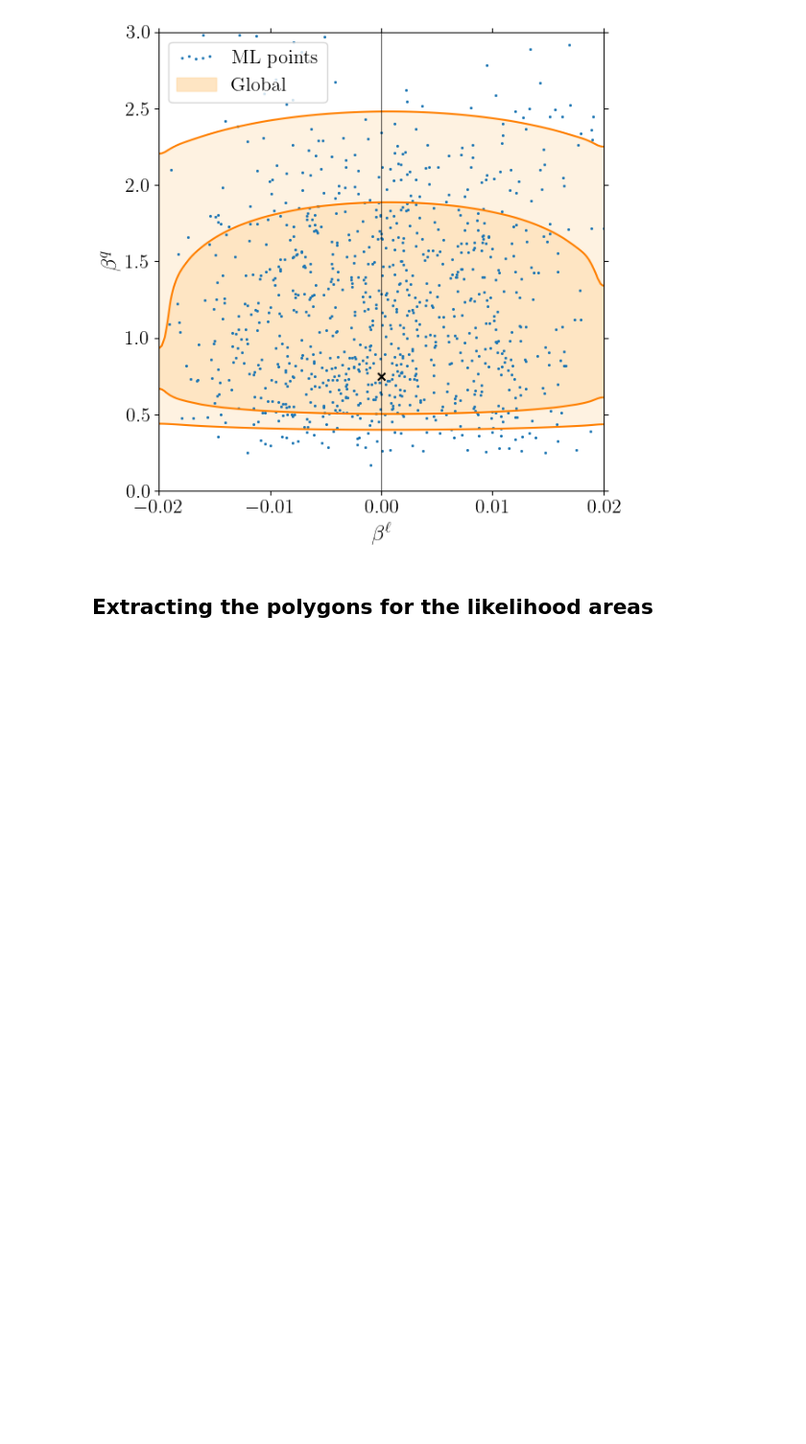
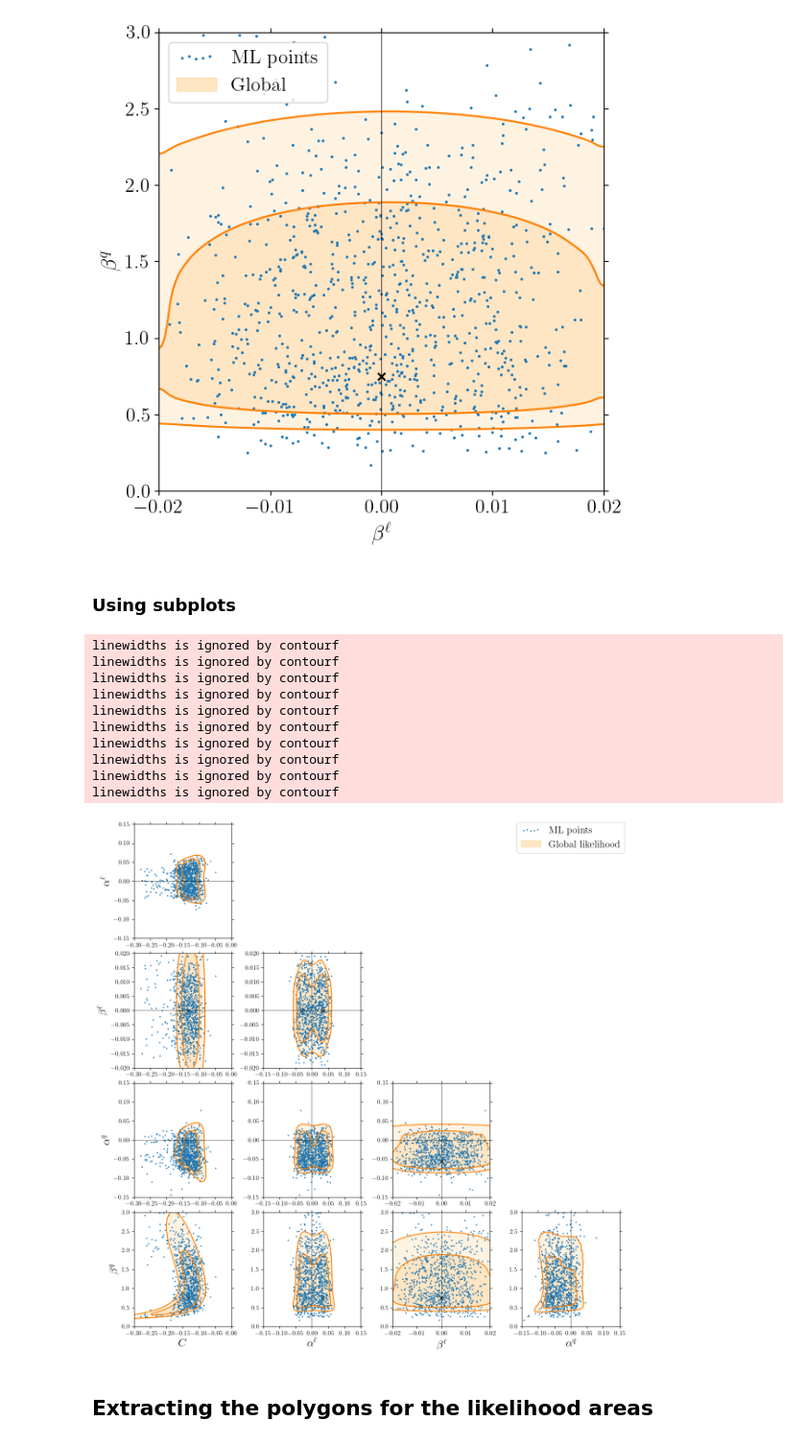
Before and after one commit to Jorge-Alda/SMEFT19-notebooks, a Jupyter notebook: PaperML/07_newplots.ipynb, the cells around one changed output. Shown at 96% size. Cells and saved outputs as stored; diff of their text form; code cells hidden in the pictures; blank space fills up the shorter version.

Commit message:
ML fits using subplots

```diff
--- a/PaperML/07_newplots.ipynb
+++ b/PaperML/07_newplots.ipynb
@@ -446,3 +446,5 @@ likelihood_plot2(read_meshgrid('bl', 'bq'), mlpoints['bl'], mlpoints['bq'],
 # %% [output]
 linewidths is ignored by contourf
 [figure]
+# %% [markdown]
+### Using subplots
@@ -449,3 +601,70 @@ linewidths is ignored by contourf
+# %%
+fig, ax = plt.subplots(4, 4, figsize=(12,12))
+
+likelihood_plot_subs(fig, ax[0][0], read_meshgrid('C', 'al', n=30), mlpoints['C'], mlpoints['al'],
+                -0.3, 0.0, -0.15, 0.15, ['$C$', r'$\alpha^\ell$'], locleg='upper right', ticks=(0.05, 0.05),
+                colors=[4], bf=[bf1[0], bf1[1]], widths=[1.5,], fout='../data/plots/ml_Cal_global')
+
+likelihood_plot_subs(fig, ax[1][0], read_meshgrid('C', 'bl', n=30), mlpoints['C'], mlpoints['bl'],
+                -0.3, 0.0, -0.02, 0.02, ['$C$', r'$\beta^\ell$'], locleg='upper left', ticks=(0.05, 0.005),
+                colors=[4], bf=[bf1[0], bf1[2]], widths=[1.5,], fout='../data/plots/ml_Cbl_global')
+
+likelihood_plot_subs(fig, ax[1][1], read_meshgrid_albl('al', 'bl', n=50), mlpoints['al'], mlpoints['bl'],
+                dim_min[1], dim_max[1], dim_min[2], dim_max[2], [r'$\alpha^\ell$', r'$\beta^\ell$'], locleg='upper right',
+                colors=[4], bf=([bf1[1], bf1[2]], [-bf1[1], bf1[2]]),
+                widths=[1.5,]*5, ticks=(0.05, 0.005), fout='../data/plots/ml_albl_global')
+
+likelihood_plot_subs(fig, ax[2][0], read_meshgrid('C', 'aq'), mlpoints['C'], mlpoints['aq'],
+                -0.3, 0.0, -0.15, 0.15, ['$C$', r'$\alpha^q$'], locleg='upper left', ticks=(0.05, 0.05),
+                colors=[4], bf=[bf1[0], bf1[3]], widths=[1.5,], fout='../data/plots/ml_Caq_global')
+
+likelihood_plot_subs(fig, ax[2][1], read_meshgrid('al', 'aq'), mlpoints['al'], mlpoints['aq'],
+                -0.15, 0.15, -0.15, 0.15, [r'$\alpha^\ell$', r'$\alpha^q$'], locleg='upper left', ticks=(0.05, 0.05),
+                colors=[4], bf=[bf1[1], bf1[3]], widths=[1.5,], fout='../data/plots/ml_alaq_global')
+
+likelihood_plot_subs(fig, ax[2][2], read_meshgrid('bl', 'aq'), mlpoints['bl'], mlpoints['aq'],
+                -0.02, 0.02, -0.15, 0.15, [r'$\beta^\ell$', r'$\alpha^q$'], locleg='upper left', ticks=(0.01, 0.05),
+                colors=[4], bf=[bf1[2], bf1[3]], widths=[1.5,], fout='../data/plots/ml_blaq_global')
+
+patches = likelihood_plot_subs(fig, ax[3][0], read_meshgrid('C', 'bq'), mlpoints['C'], mlpoints['bq'],
+                -0.3, 0.0, 0.0, 3.0, ['$C$', r'$\beta^q$'], locleg='upper left', ticks=(0.05, 0.5),
+                colors=[4], bf=[bf1[0], bf1[4]], widths=[1.5,], fout='../data/plots/ml_Cbq_global')
+
+likelihood_plot_subs(fig, ax[3][1], read_meshgrid('al', 'bq'), mlpoints['al'], mlpoints['bq'],
+                -0.15, 0.15, 0.0, 3.0, [r'$\alpha^\ell$', r'$\beta^q$'], locleg='upper left', ticks=(0.05, 0.5),
+                colors=[4], bf=[bf1[1], bf1[4]], widths=[1.5,], fout='../data/plots/ml_albq_global')
+
+likelihood_plot_subs(fig, ax[3][2], read_meshgrid('bl', 'bq'), mlpoints['bl'], mlpoints['bq'],
+                -0.02, 0.02, 0.0, 3.0, [r'$\beta^\ell$', r'$\beta^q$'], locleg='upper left', ticks=(0.01, 0.5),
+                colors=[4], bf=[bf1[2], bf1[4]], widths=[1.5,], fout='../data/plots/ml_blbq_global')
+
+likelihood_plot_subs(fig, ax[3][3], read_meshgrid_aqbq('aq', 'bq', n=50), mlpoints['aq'], mlpoints['bq'],
+                dim_min[3], dim_max[3], dim_min[4], dim_max[4], [r'$\alpha^q$', r'$\beta^q$'], locleg='upper right', ticks=(0.05, 0.5),
+                colors=[4], bf=[bf1[3], bf1[4]], widths=[1.5,], fout='../data/plots/ml_aqbq_global')
+
+fig.legend(handles = patches, loc="upper right", fontsize=16, scatterpoints=5)
+
+fig.delaxes(ax[0][1])
+fig.delaxes(ax[0][2])
+fig.delaxes(ax[0][3])
+fig.delaxes(ax[1][2])
+fig.delaxes(ax[1][3])
+fig.delaxes(ax[2][3])
+fig.tight_layout(pad=0.5)
+
+fig.savefig("../data/plots/ml_all.pdf")
+# %% [output]
+linewidths is ignored by contourf
+linewidths is ignored by contourf
+linewidths is ignored by contourf
+linewidths is ignored by contourf
+linewidths is ignored by contourf
+linewidths is ignored by contourf
+linewidths is ignored by contourf
+linewidths is ignored by contourf
+linewidths is ignored by contourf
+linewidths is ignored by contourf
+[figure, added]
 # %% [markdown]
 ## Extracting the polygons for the likelihood areas
 # %%
```
Also changed, not shown: parts of 4 cells of this notebook, 4 other files.
